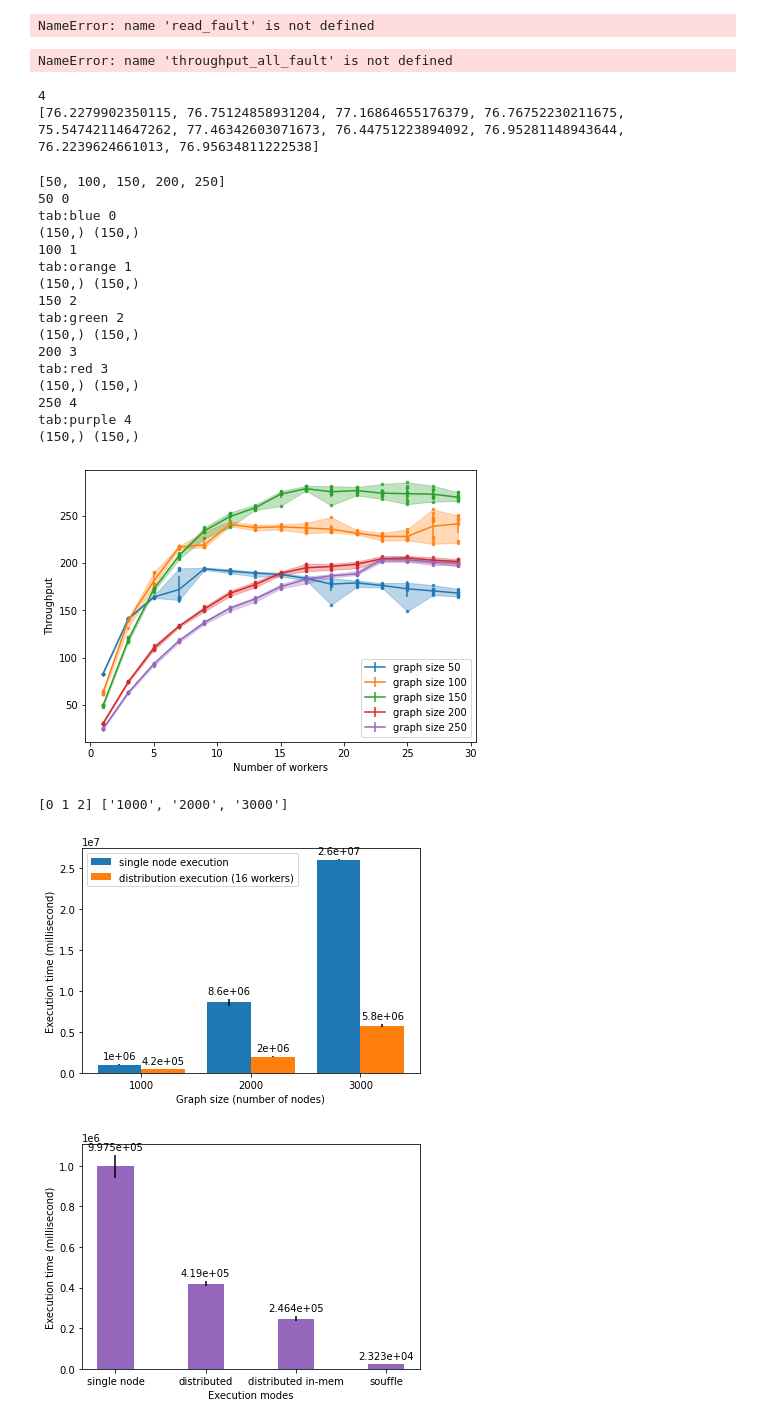
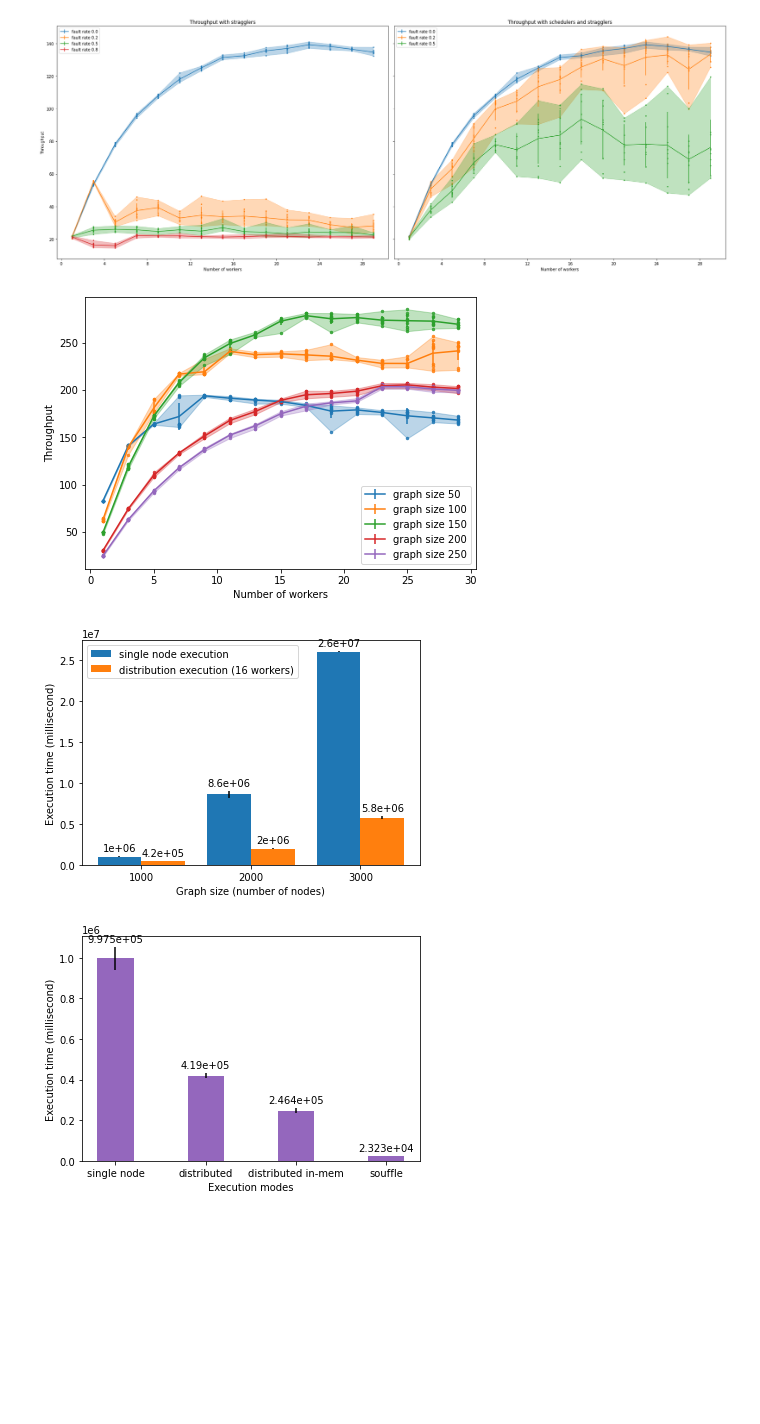
Before and after one commit to Vincent-lau/erlog, a Jupyter notebook: apps/bench/src/plot.ipynb, the cells around one changed output. Saved outputs shown, nothing was run; the diff lists cells and outputs as text; code cells hidden in the pictures; blank space fills up the shorter version.

```diff
--- a/apps/bench/src/plot.ipynb
+++ b/apps/bench/src/plot.ipynb
@@ -34,7 +24,7 @@ def read_fault(file_name):
                 break
             if l.startswith('===='):
                 for t in times:
-                    throughput.append([get_throughput(x) for x in t])
+                    throughput.append([get_throughput(x, graph_size) for x in t])
                 throughput_all_fault.append(throughput)
                 throughput = []
                 times = []
@@ -120,40 +107,35 @@ TypeError: get_throughput() missing 1 required positional argument: 'graph_size'
 # %%
 throughput_all_fault, workers, fault_rate, graph_size = read_fault('../results/tc150_straggle.txt')
 
 throughput_all = np.array(throughput_all_fault)
 fault_rate = np.array(fault_rate)
 
 fig, ax = plt.subplots(nrows=1, ncols=2, sharey=True)
 fig.set_size_inches(24, 9)
-ax[0].set_title(f"Throughput with stragglers", fontsize=label_font_sz)
-ax[0].set_xlabel("Number of workers", fontsize=label_font_sz)
+ax[0].set_title(f"Throughput with stragglers")
+ax[0].set_xlabel("Number of workers")
 ax[0].xaxis.set_major_locator(plt.MaxNLocator(integer=True))
-ax[0].set_ylabel("Throughput", fontsize=label_font_sz)
+ax[0].set_ylabel("Throughput")
 for i, throughput in enumerate(throughput_all):
   plot(np.array(throughput), np.array(workers), ax[0], f"fault rate {fault_rate[i]}", plot_colours[i])
 ax[0].legend()
 
 
 throughput_all_fault, workers, fault_rate, graph_size = read_fault('../results/tc150_straggle_LATE.txt')
 
 throughput_all = np.array(throughput_all_fault)
 fault_rate = np.array(fault_rate)
-ax[1].set_title(f"Throughput with schedulers and stragglers", fontsize=label_font_sz)
-ax[1].set_xlabel("Number of workers", fontsize=label_font_sz)
+ax[1].set_title(f"Throughput with schedulers and stragglers")
+ax[1].set_xlabel("Number of workers")
 ax[1].xaxis.set_major_locator(plt.MaxNLocator(integer=True))
 for i, throughput in enumerate(throughput_all):
   plot(np.array(throughput), np.array(workers), ax[1], f"fault rate {fault_rate[i]}", plot_colours[i])
 ax[1].legend()
 
 fig.tight_layout()
 fig.savefig('tc150_straggle.pdf')
 # %% [output]
-NameError: name 'read_fault' is not defined
+[figure, added]
-# %%
-rates = [0, 2, 4, 9]
-plot_all(np.array(throughput_all_fault), workers, graph_size, np.array(fault_rate))
-# %% [output]
-NameError: name 'throughput_all_fault' is not defined
 # %%
 def read_data2(file_name):
     workers = []
@@ -185,23 +167,13 @@ def read_data2(file_name):
                   break
 
     return (throughput_all_input, workers, graph_size)
-# %%
-(throughput_all_input, workers, graph_size) = read_data2('../results/tc_th.txt')
-print(len(throughput_all_input))
-print(throughput_all_input[-1][-1])
-# %% [output]
-4
-[76.2279902350115, 76.75124858931204, 77.16864655176379, 76.76752230211675, 75.54742114647262, 77.46342603071673, 76.44751223894092, 76.95281148943644, 76.2239624661013, 76.95634811222538]
 # %%
 prog_name = 'pt'
 (throughput_all_input, workers, graph_size) = read_data2(f'../results/{prog_name}_th.txt')
 
 fig, ax = plt.subplots()
 fig.set_size_inches((7,5))
-print(graph_size)
 for i,th in enumerate(throughput_all_input):
-   print(graph_size[i], i)
-   print(plot_colours[i], i)
    plot(np.array(th), np.array(workers), ax, f"graph size {graph_size[i]}", plot_colours[i])
 
 ax.legend()
@@ -211,22 +183,6 @@ ax.set_xlabel("Number of workers")
 
 fig.savefig(f'{prog_name}_th.pdf')
 # %% [output]
-[50, 100, 150, 200, 250]
-50 0
-tab:blue 0
-(150,) (150,)
-100 1
-tab:orange 1
-(150,) (150,)
-150 2
-tab:green 2
-(150,) (150,)
-200 3
-tab:red 3
-(150,) (150,)
-250 4
-tab:purple 4
-(150,) (150,)
 [figure]
 # %%
 serial_times = np.array([[981683,924164,1096319,999730,985753], [8202526,8202526,9174541,8521315,8863537], [25952409, 26152862, 26045359,26045359,26045359]])
@@ -263,7 +219,6 @@ ax.set_ylabel('Execution time (millisecond)')
 ax.set_xlabel('Graph size (number of nodes)')
 # ax.set_title('Comparison of execution times of two engines for different graphs')
 
-print(x, labels)
 ax.set_xticks(x)
 ax.set_xticklabels(['1000', '2000', '3000'])
 ax.legend()
@@ -277,7 +232,6 @@ fig.savefig('baseline.pdf')
 
 plt.show()
 # %% [output]
-[0 1 2] ['1000', '2000', '3000']
 [figure]
 # %%
 serial_times = np.array([981683,924164,1096319,999730,985753])
```
Also changed, not shown: parts of 5 cells of this notebook, 3 other files.
